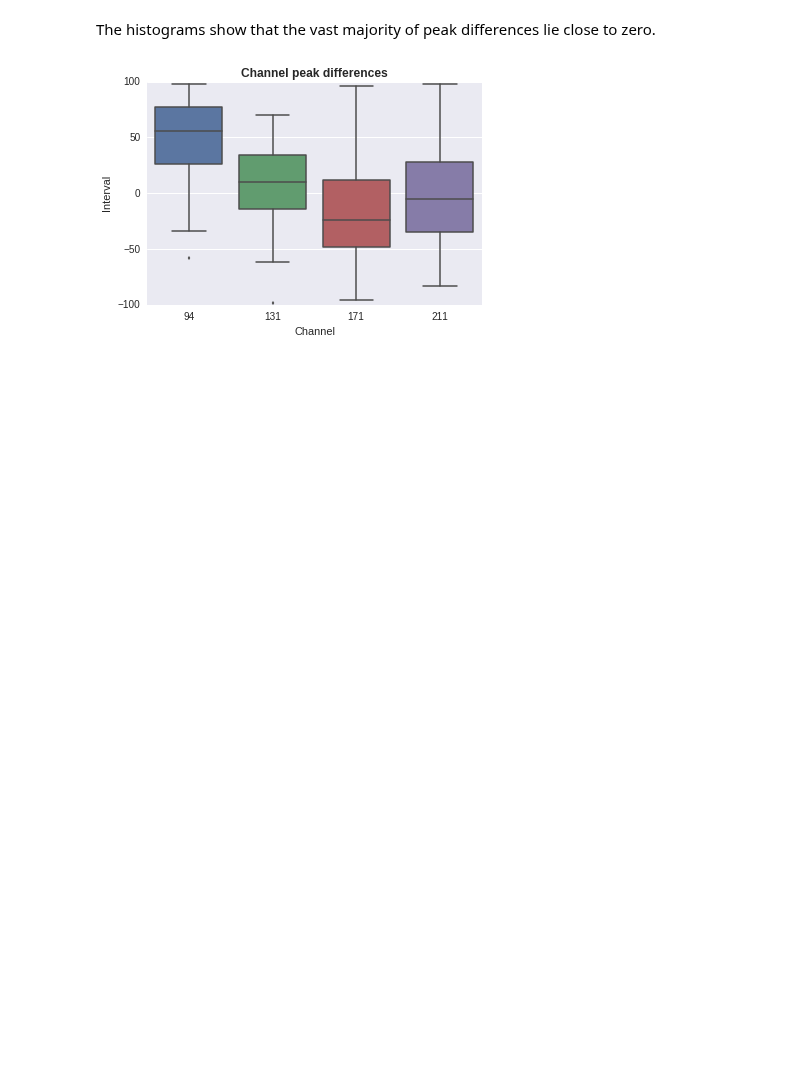
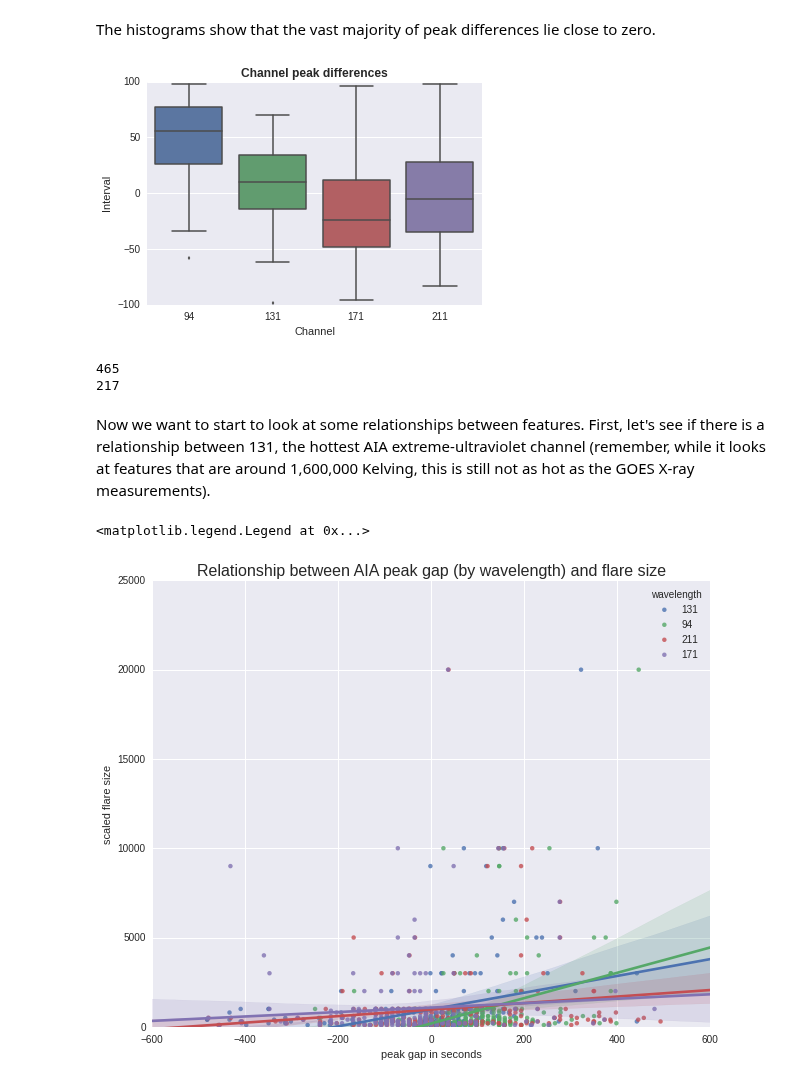
Before and after one commit to Nschanche/Flare_peaks, a Jupyter notebook: flare_project.ipynb, the cells around one changed output. Saved outputs shown, nothing was run; the diff lists cells and outputs as text; code cells hidden in the pictures; blank space fills up the shorter version.

```diff
--- a/flare_project.ipynb
+++ b/flare_project.ipynb
@@ -1020,3 +951,54 @@ The histograms show that the vast majority of peak differences lie close to zero
 boxplot_intervals(truncate(peaks_filtered, -100, 100))
 # %% [output]
 [figure]
+# %%
+##For now, I want to eliminate all of the values that are outliers in at least one of the wavelengths.
+
+print len(peaks_filtered)
+peaks_filtered = peaks_filtered[peaks_filtered['171 peak gap'] <= 500]
+peaks_filtered = peaks_filtered[peaks_filtered['94 peak gap'] <= 500]
+peaks_filtered = peaks_filtered[peaks_filtered['211 peak gap'] <= 500]
+peaks_filtered = peaks_filtered[peaks_filtered['131 peak gap'] <= 500]
+peaks_filtered = peaks_filtered[peaks_filtered['171 peak gap'] >= -500]
+peaks_filtered = peaks_filtered[peaks_filtered['94 peak gap'] >= -500]
+peaks_filtered = peaks_filtered[peaks_filtered['211 peak gap'] >= -500]
+peaks_filtered = peaks_filtered[peaks_filtered['131 peak gap'] >= -500]
+print len(peaks_filtered)
+# %% [output]
+465
+217
+# %% [markdown]
+Now we want to start to look at some relationships between features.  First, let's see if there is a relationship between 131, the hottest AIA extreme-ultraviolet channel (remember, while it looks at features that are around 1,600,000 Kelving, this is still not as hot as the GOES X-ray measurements).
+# %%
+
+scaled_size = []
+
+for row in peaks_filtered.iterrows():
+    index, data = row
+    #if data['X-ray class'] == max_wl:
+    raw_size = int(data['X-ray class'][1])
+#We have to do this because the X-ray class is an alphanumeric value, which does not plot well in python.
+#We scaled all datapoints based on their clas, so the smallest A flares have values of 0-9, B flares have
+#values of 10-90, and so on for C, M, and finally X class flares
+    if data['X-ray class'][0] == 'B' :
+        scaled_size.append(raw_size*10)
+    if data['X-ray class'][0] == 'C' :
+        scaled_size.append(raw_size*100)
+    if data['X-ray class'][0] == 'M' :
+        scaled_size.append(raw_size*1000)
+    if data['X-ray class'][0] == 'X' :
+        scaled_size.append(raw_size*10000)
+peaks_filtered['scaled flare size'] = scaled_size
+#peaks_filtered.head()
+wavelengths = ['131', '94', '211', '171']
+plt.figure(figsize=(10,8))
+plt.title("Relationship between AIA peak gap (by wavelength) and flare size", size=16)
+plt.xlabel("AIA peak gap (sec)")
+plt.axis([-600,600,0,25000])
+for wl in wavelengths:
+    sns.regplot('%s peak gap'%wl, 'scaled flare size', data=peaks_filtered, label=wl)
+    sns.axlabel('peak gap in seconds', 'scaled flare size')
+plt.legend(title='wavelength')
+# %% [output]
+<matplotlib.legend.Legend at 0x...>
+[figure, added]
```
Also changed, not shown: parts of 11 cells of this notebook.
